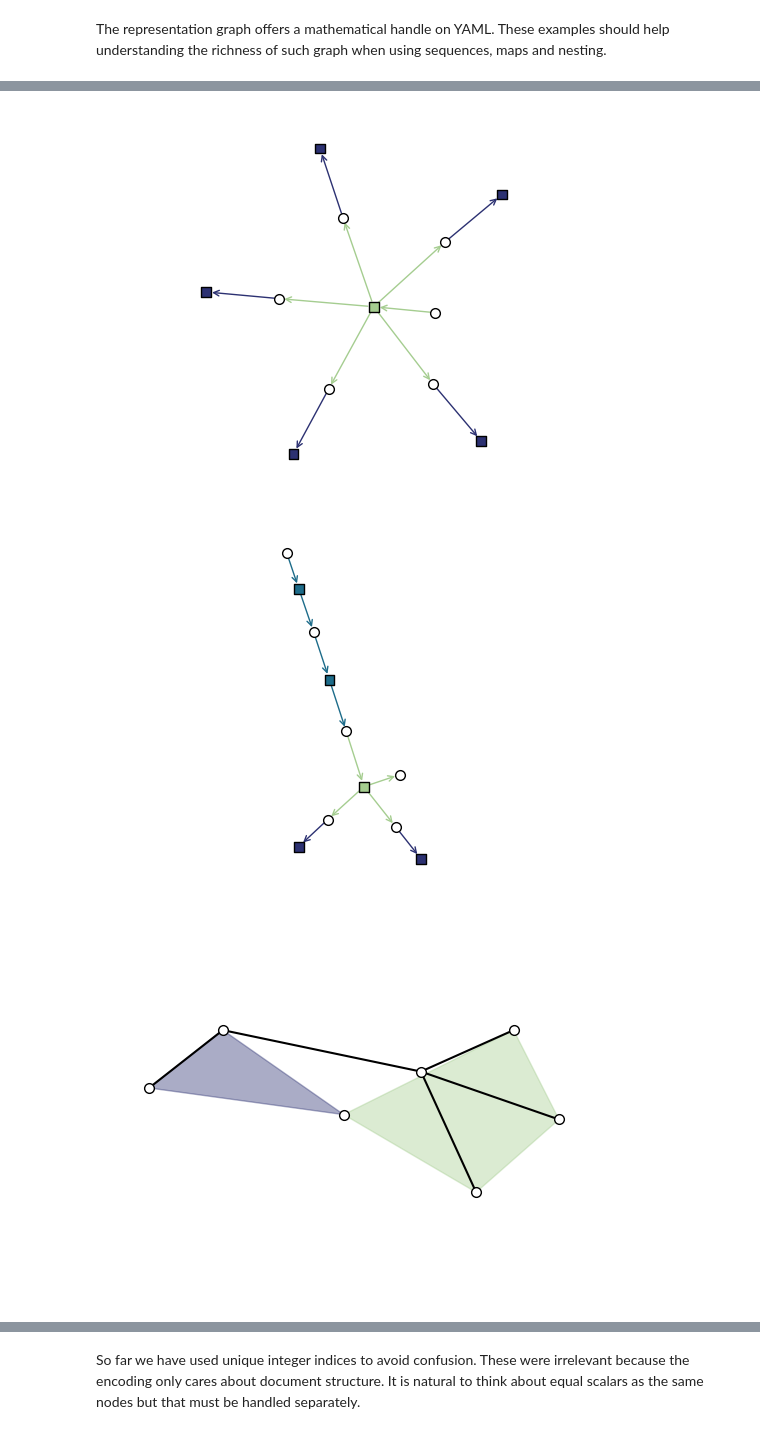
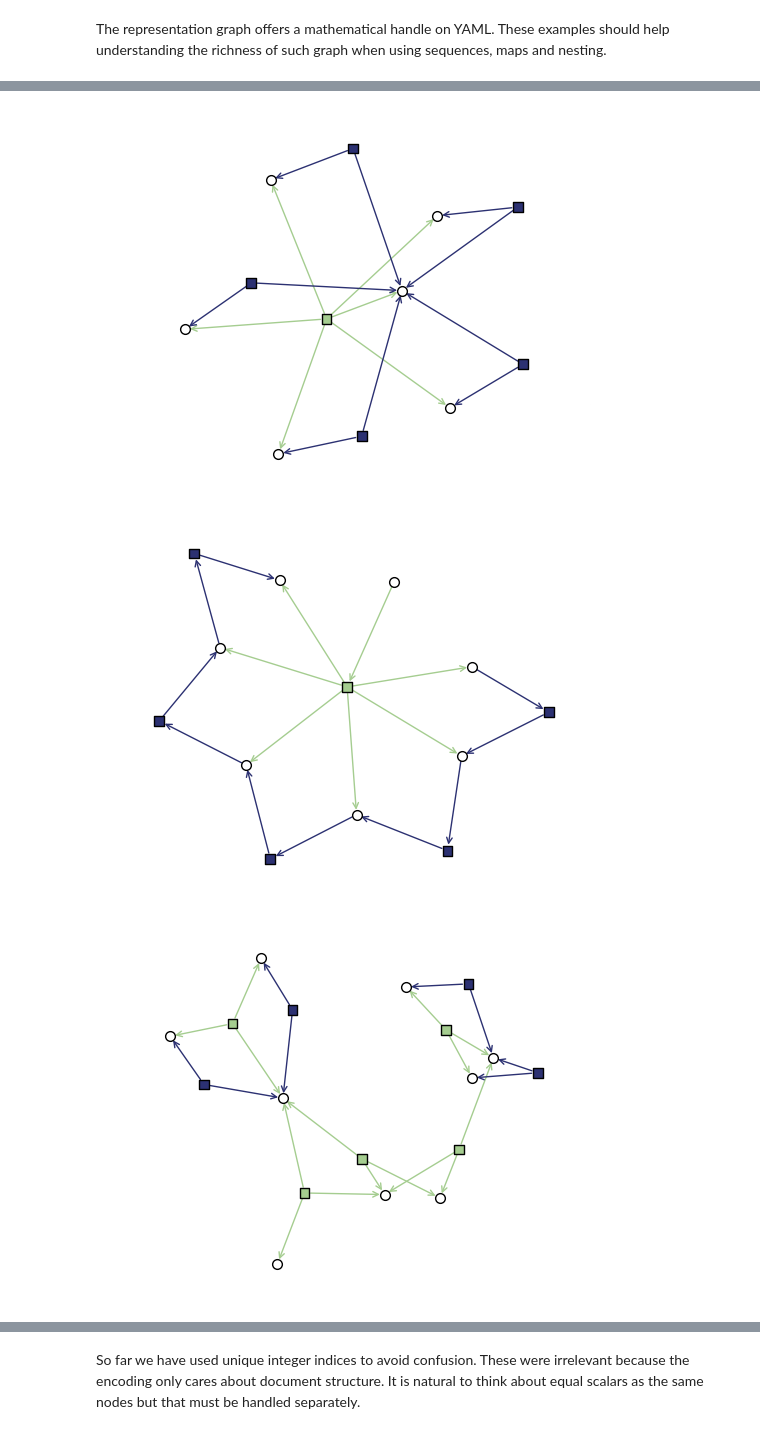
Before and after one commit to colltoaction/nx_yaml, a Jupyter notebook: xgi.ipynb, the cells around one changed output, grey strips where cells are left out. Cells and saved outputs as stored; diff of their text form; code cells hidden in the pictures.

Commit message:
refactor into nodes.py

```diff
--- a/xgi.ipynb
+++ b/xgi.ipynb
@@ -29,8 +11,16 @@ from src import nx_yaml
 
 def draw(stream):
     G = yaml.compose(stream, Loader=nx_yaml.NxSafeLoader)
+    G = G.graph
+    G = G.to_directed()
     H = xgi.from_bipartite_graph(G)
     # nx.draw_networkx(G, pos=nx.bipartite_layout(G, {n for n, d in G.nodes(data=True) if d["bipartite"] == 0}))
+    # xgi.draw_bipartite(H)
+    node_pos = xgi.weighted_barycenter_spring_layout(H)
+    edge_pos = xgi.edge_positions_from_barycenters(H, node_pos)
+    pos = xgi.bipartite_spring_layout(H)
+    # pos = xgi.pairwise_spring_layout(H, seed=1)
+    # xgi.draw_bipartite(H, pos=(node_pos, edge_pos))
     xgi.draw_bipartite(H)
     # xgi.draw_multilayer(H)
     # xgi.draw(H)
@@ -39,21 +42,26 @@ def draw(stream):
 # the root mapping, so there are 6 elements in total
 draw("{1, 2, 3, 4, 5}")
 # %% [output]
-[figure, old version]
+[figure, new version]
 # %%
 # lists have pairwise hyperedges
-draw("[{2, 4}, 3, 4]")
+# draw("1: 2")
+# draw("""
+# 1: 2
+# 1: 2
+#
+draw("[0, 0, 0, 0, 0, 0]")
 # %% [output]
-[figure, old version]
+[figure, new version]
 # %%
 # maps combine all keys into one hyperedge
 # and each key-value pair as well.
 draw("""
-1: 2
-{6, 7}: 8
+a: {8, 9}
+{8, 9}: a
 """)
 # %% [output]
-[figure, old version]
+[figure, new version]
 # %%
 draw("""
 - {1, 2}:
```
Also changed, not shown: parts of 6 cells of this notebook, 5 other files.
